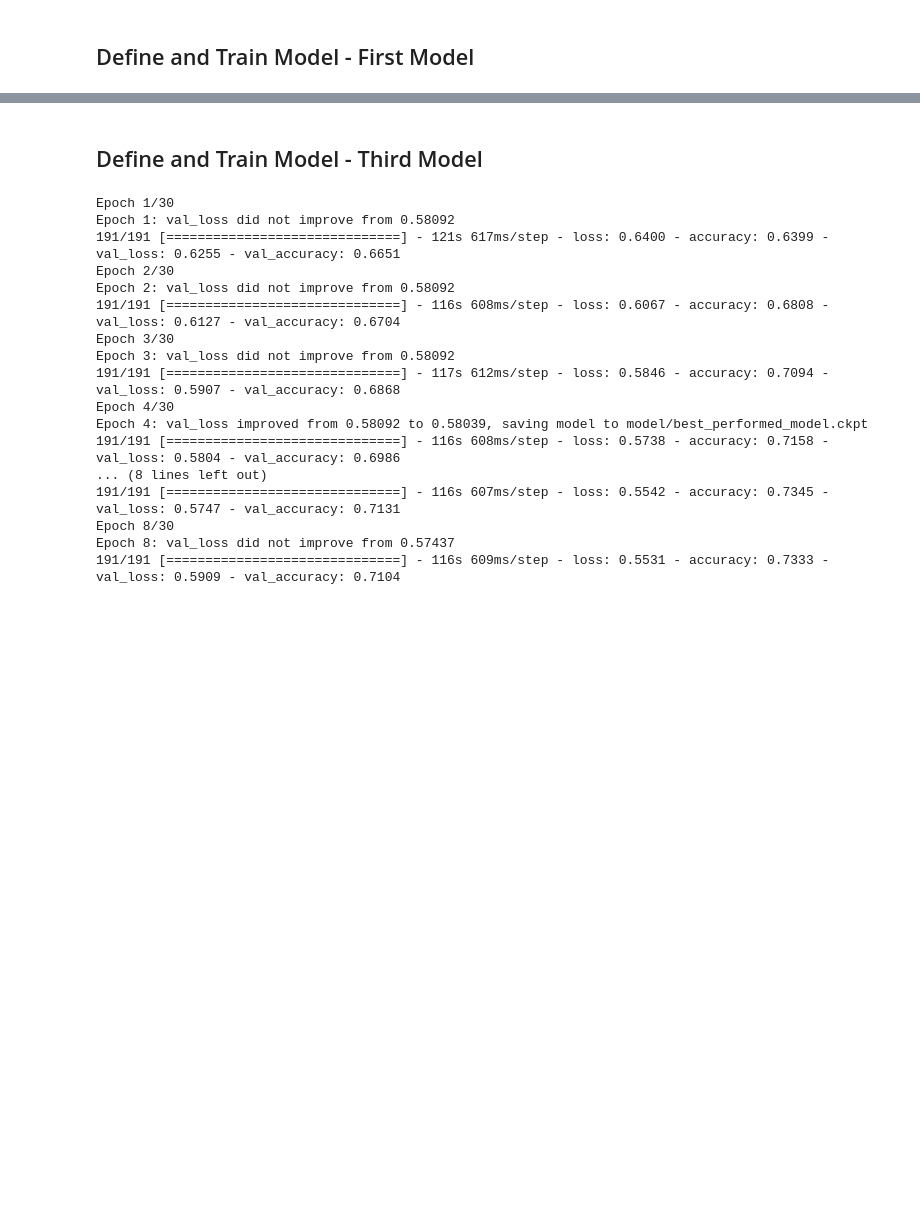
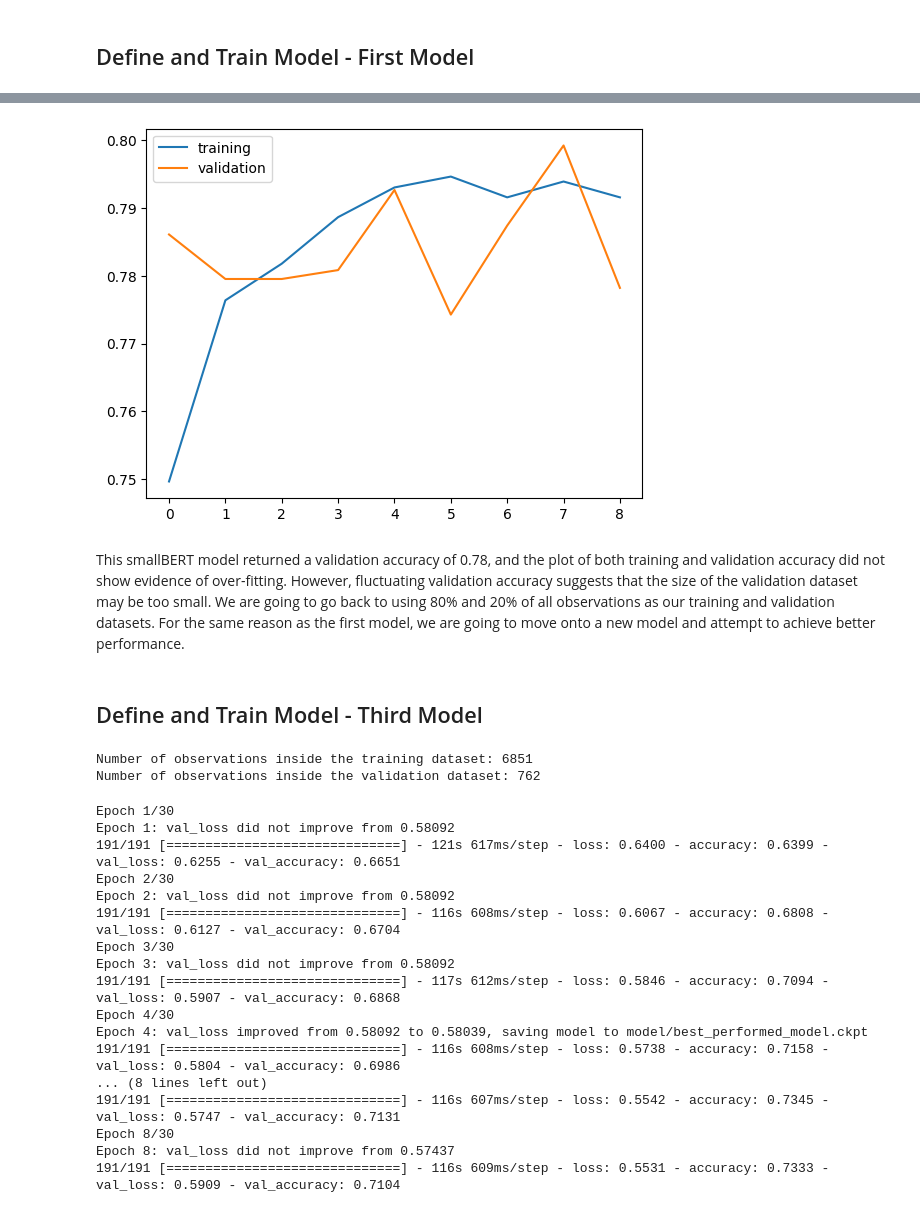
Before and after one commit to lee-messi/Disaster-Tweets-Summer-2023, a Jupyter notebook: disaster-tweets-classifier-using-bert.ipynb, the cells around one changed output, grey strips where cells are left out. Saved outputs shown, nothing was run; the diff lists cells and outputs as text; code cells hidden in the pictures; blank space fills up the shorter version.

Commit message:
Re-evaluate models

```diff
--- a/disaster-tweets-classifier-using-bert.ipynb
+++ b/disaster-tweets-classifier-using-bert.ipynb
@@ -181,3 +231,5 @@ tfhub_handle_preprocess = 'https://tfhub.dev/tensorflow/bert_en_uncased_preproce
 # %%
 bert_preprocess = hub.KerasLayer(tfhub_handle_preprocess)
 bert_encoder = hub.KerasLayer(tfhub_handle_encoder)
+# %%
+train_df, val_df = np.split(clean_train.sample(frac = 1), [int(0.9 * len(clean_train))])
@@ -186,7 +244,7 @@ text_input = tf.keras.layers.Input(shape = (), dtype = tf.string)
 encoder_input = bert_preprocess(text_input)
 encoder_output = bert_encoder(encoder_input)
 
-l = tf.keras.layers.Dense(16, activation = 'relu')(encoder_output['pooled_output'])
+l = tf.keras.layers.Dense(32, activation = 'relu')(encoder_output['pooled_output'])
 l = tf.keras.layers.Dropout(0.3)(l)
 l = tf.keras.layers.Dense(1, activation = 'sigmoid')(l)
 
@@ -194,5 +254,5 @@ model = tf.keras.Model(inputs=[text_input], outputs = [l])
 # %%
-model.compile(optimizer = tf.keras.optimizers.Adam(learning_rate = 0.0005),
+model.compile(optimizer = tf.keras.optimizers.Adam(learning_rate = 0.005),
               loss = tf.keras.losses.BinaryCrossentropy(),
               metrics = ['accuracy'])
 # %%
@@ -204,2 +282,11 @@ history = model.fit(train_df.text,
+# %%
+plt.plot(history.history['accuracy'])
+plt.plot(history.history['val_accuracy'])
+plt.legend(['training', 'validation'])
+plt.show()
+# %% [output]
+[figure, added]
+# %% [markdown]
+This smallBERT model returned a validation accuracy of 0.78, and the plot of both training and validation accuracy did not show evidence of over-fitting. However, fluctuating validation accuracy suggests that the size of the validation dataset may be too small. We are going to go back to using 80% and 20% of all observations as our training and validation datasets. For the same reason as the first model, we are going to move onto a new model and attempt to achieve better performance.
 # %% [markdown]
 ## Define and Train Model - Third Model
@@ -206,3 +295,9 @@ history = model.fit(train_df.text,
+# %%
+print('Number of observations inside the training dataset: {}'.format(len(train_df)))
+print('Number of observations inside the validation dataset: {}'.format(len(val_df)))
+# %% [output]
+Number of observations inside the training dataset: 6851
+Number of observations inside the validation dataset: 762
 # %%
 tfhub_handle_encoder = 'https://tfhub.dev/google/electra_small/2'
 tfhub_handle_preprocess = 'https://tfhub.dev/tensorflow/bert_en_uncased_preprocess/3'
```
Also changed, not shown: parts of 18 cells of this notebook.
